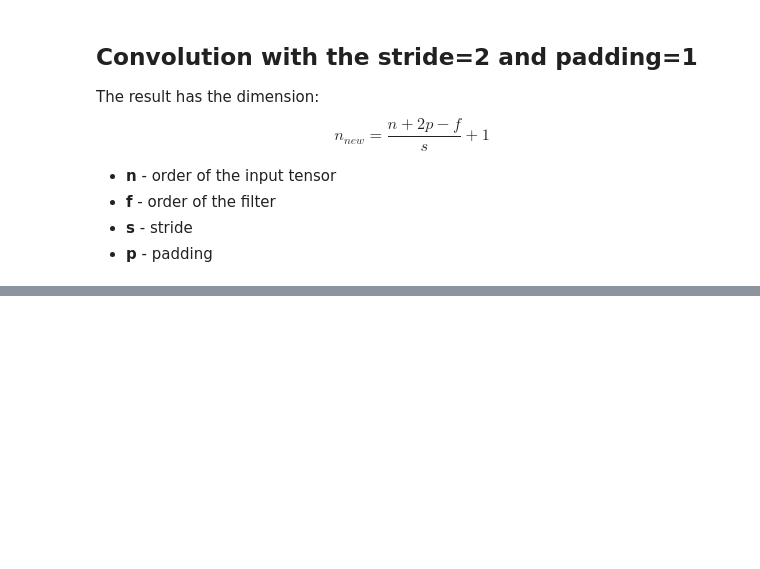
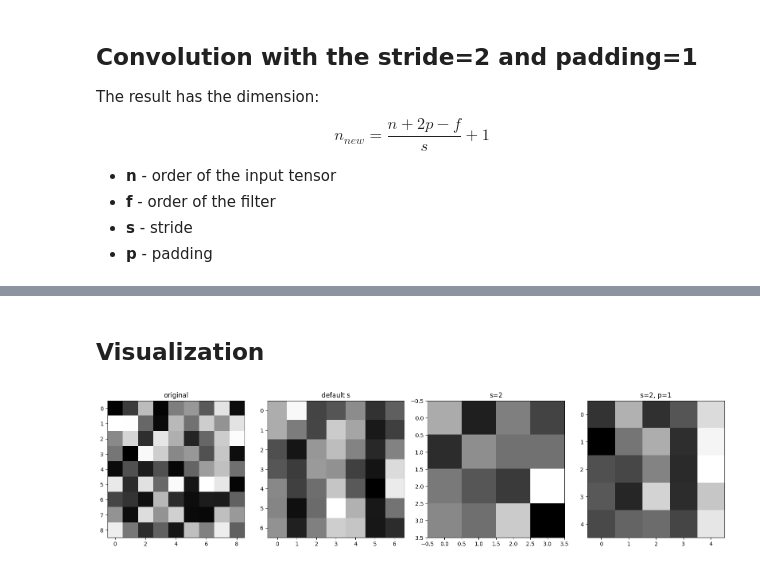
Before and after one commit to IvanOsiichuk/AI-fundamentals, a Jupyter notebook: cnn/CNN_basics.ipynb, the cells around one changed output, grey strips where cells are left out. Saved outputs shown, nothing was run; the diff lists cells and outputs as text; code cells hidden in the pictures; blank space fills up the shorter version.

Commit message:
Add visualization to CNN basics

```diff
--- a/cnn/CNN_basics.ipynb
+++ b/cnn/CNN_basics.ipynb
@@ -44,0 +19,5 @@ tensor([[[[0.0818, 0.9518, 0.6388, 0.8855, 0.9175],
+# %%
+matrix_order = 9
+image = torch.rand(1, 1, matrix_order, matrix_order)
+
+print(image)
@@ -88,7 +103,10 @@ $$n_{new}=\dfrac{n+2p-f}{s}+1$$
 - **s** - stride
 - **p** - padding
 # %%
-cnn_stride2_padding1 = nn.Conv2d(in_channels=1, out_channels=1, kernel_size=3, stride=2)
-z_stride2_padding1 = cnn(image)
+cnn_stride2_padding1 = nn.Conv2d(in_channels=1, out_channels=1, kernel_size=3, stride=2, padding=1)
+cnn_stride2_padding1.state_dict()["weight"][0][0] = sobel_filter
+cnn_stride2_padding1.state_dict()["bias"][0] = 0.0
+
+z_stride2_padding1 = cnn_stride2_padding1(image)
 print(z_stride2_padding1)
 # %% [output]
@@ -112,0 +144,23 @@ tensor([[[[0.0000, 0.0000, 0.0000, 0.0000, 0.0000, 0.0000, 0.0000],
+# %% [markdown]
+## Visualization
+# %%
+from matplotlib import pyplot as plt
+
+images = [image, z, z_stride2, z_stride2_padding1]
+labels = ["original", "default s", "s=2", "s=2, p=1"]
+
+n = len(images)
+fig, axes = plt.subplots(1, n, figsize=(4 * n, 4))
+
+na_stride2 = z.squeeze().detach().numpy()
+plt.imshow(na_stride2, cmap="gray")
+
+for ax, i, l in zip(axes, images, labels):
+    img_np = i.squeeze().detach().numpy()
+    ax.imshow(img_np, cmap="gray")
+    ax.set_title(l)
+
+plt.tight_layout()
+plt.show()
+# %% [output]
+[figure, added]
```
Also changed, not shown: parts of 16 cells of this notebook.
